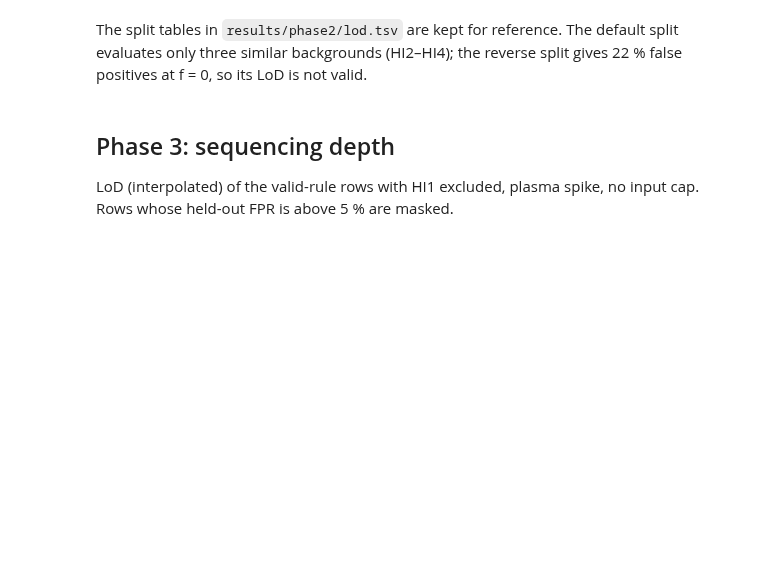
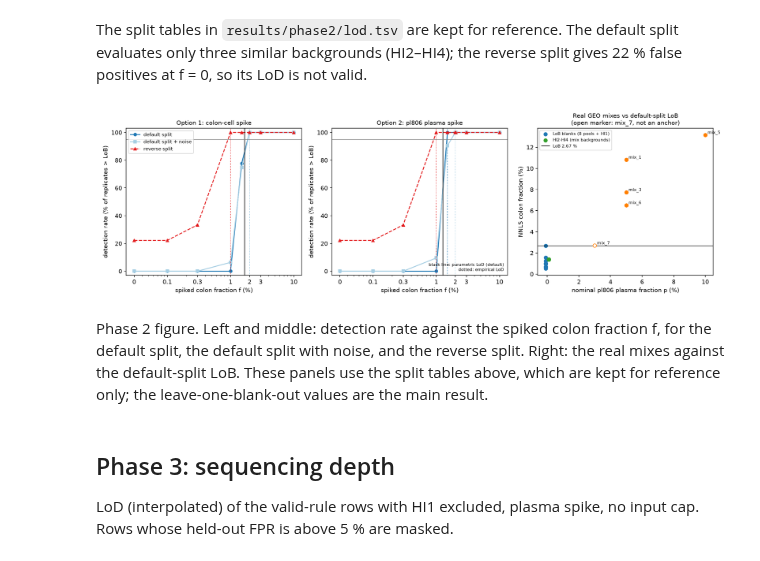
Before and after one commit to jacob-greene/cfdna-methylation-lod, a Jupyter notebook: notebooks/01_walkthrough.ipynb, the cells around one changed output. Cells and saved outputs as stored; diff of their text form; code cells hidden in the pictures; blank space fills up the shorter version.

```diff
--- a/notebooks/01_walkthrough.ipynb
+++ b/notebooks/01_walkthrough.ipynb
@@ -70,6 +79,15 @@ loo[display_cols]
 The split tables in `results/phase2/lod.tsv` are kept for reference. The default split
 evaluates only three similar backgrounds (HI2–HI4); the reverse split gives 22 % false
 positives at f = 0, so its LoD is not valid.
+# %%
+Image(filename=figs / "phase2_lob_lod.png")
+# %% [output]
+[figure, added]
+# %% [markdown]
+Phase 2 figure. Left and middle: detection rate against the spiked colon fraction f, for the
+default split, the default split with noise, and the reverse split. Right: the real mixes
+against the default-split LoB. These panels use the split tables above, which are kept for
+reference only; the leave-one-blank-out values are the main result.
 # %% [markdown]
 ## Phase 3: sequencing depth
 
```
Also changed, not shown: parts of 9 cells of this notebook.
